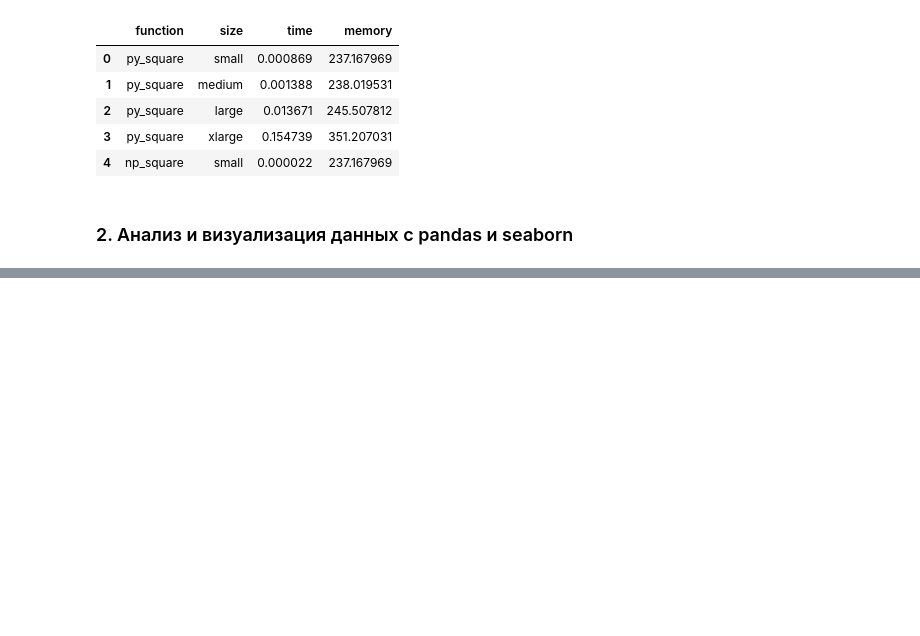
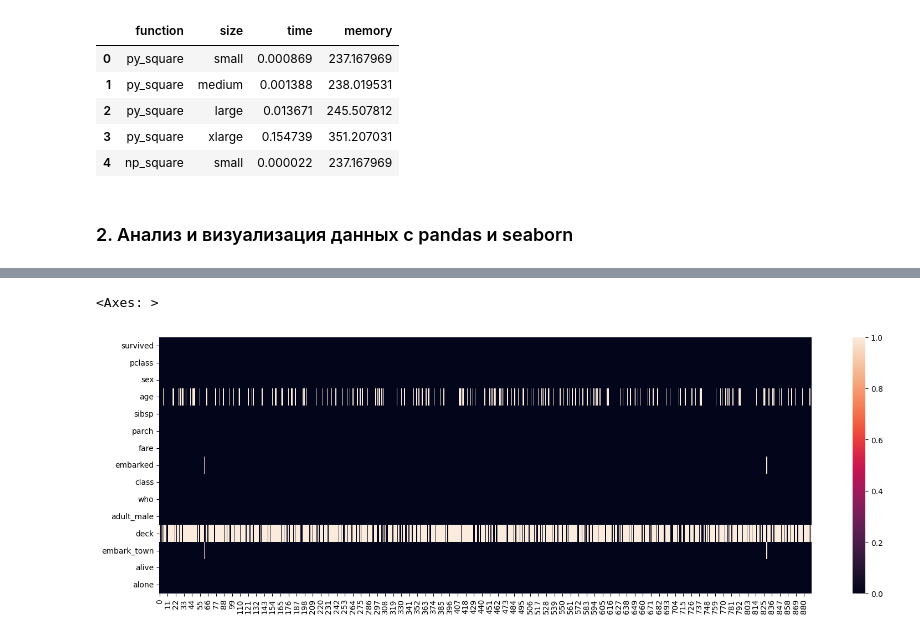
Before and after one commit to vl4xd/pstu-python-programming, a Jupyter notebook: lab_work_4/src/main.ipynb, the cells around one changed output, grey strips where cells are left out. Drawn from its saved outputs; the diff is of its cells as text; code cells hidden in the pictures; blank space fills up the shorter version.

```diff
--- a/lab_work_4/src/main.ipynb
+++ b/lab_work_4/src/main.ipynb
@@ -268,3 +271,5 @@ fig.update_layout(
 fig.show()
 # %% [markdown]
 ### 2. Анализ и визуализация данных с pandas и seaborn
+# %%
+df = sns.load_dataset('titanic')
@@ -270,0 +324,6 @@ fig.show()
+# %%
+plt.figure(figsize=(19, 6))
+sns.heatmap(df.isna().transpose())
+# %% [output]
+<Axes: >
+[figure, added]
```
Also changed, not shown: parts of 35 cells of this notebook.
